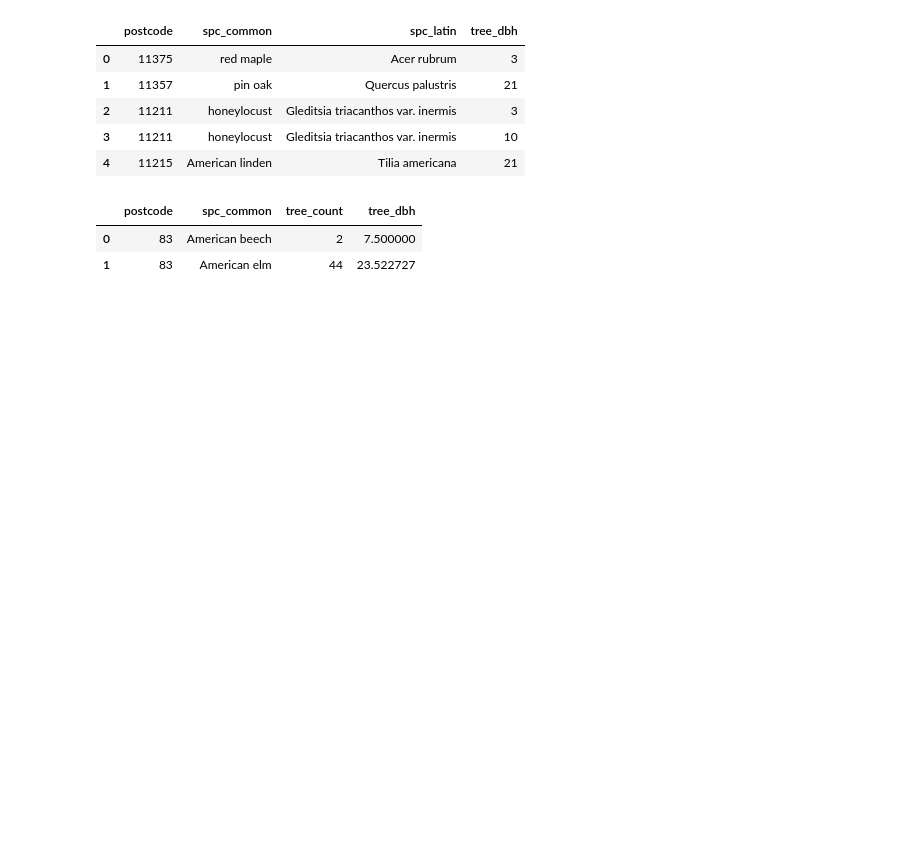
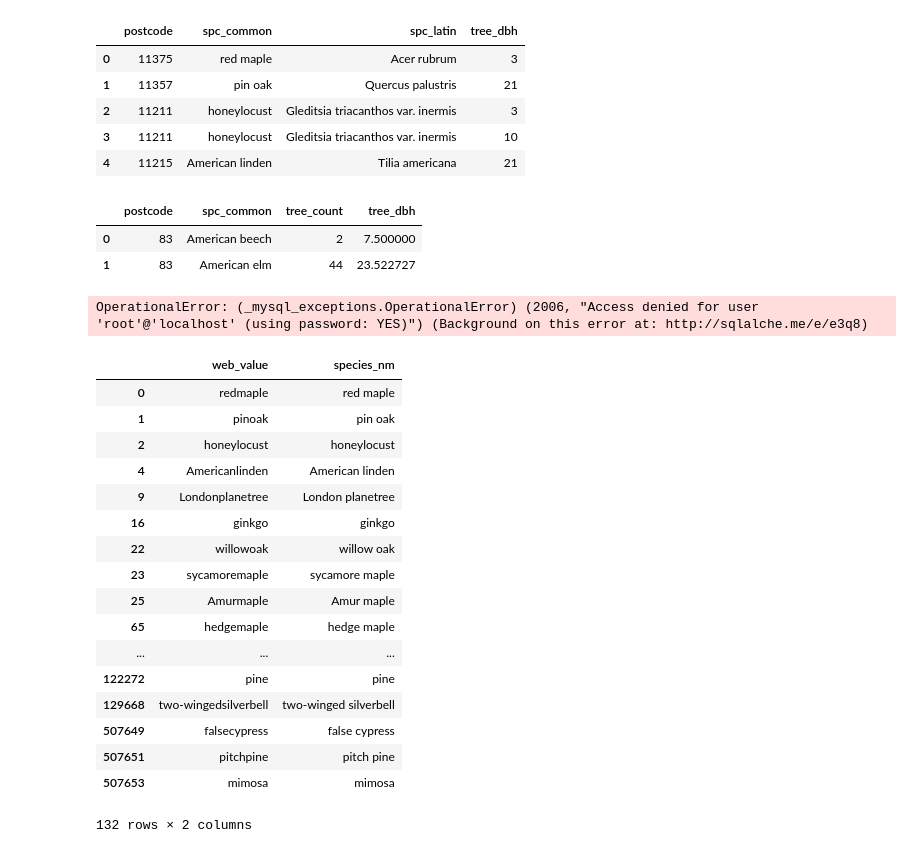
Before and after one commit to Vallito/ETL_Project, a Jupyter notebook: tree_data.ipynb, the cells around one changed output. Saved outputs shown, nothing was run; the diff lists cells and outputs as text; code cells hidden in the pictures; blank space fills up the shorter version.

Commit message:
new dataframe

```diff
--- a/tree_data.ipynb
+++ b/tree_data.ipynb
@@ -63,11 +63,13 @@ tree_transformed = tree_summary.rename(columns = {'postcode':'zip_code',
                               'tree_dbh': 'avg_diameter'})
 # %%
 #connect to database
-engine = create_engine("mysql://root:<enter password>@localhost/trees_db")
+engine = create_engine("mysql://root:<enter password>@localhost/tree_db")
 
 # reflect an existing database into a new model
 Base = automap_base()
 # reflect the tables
 Base.prepare(engine, reflect=True)
+# %% [output]
+OperationalError: (_mysql_exceptions.OperationalError) (2006, "Access denied for user 'root'@'localhost' (using password: YES)") (Background on this error at: http://sqlalche.me/e/e3q8)
 # %%
 #load dataframe to database
@@ -74,0 +77,28 @@ tree_transformed.to_sql(name='nyc_trees',con=engine,if_exists='append',index=Fal
+# %%
+test_df = tree_data_clean['spc_common']
+test_df_unique = pd.DataFrame(test_df.drop_duplicates())
+#test_df_unique.str.strip()
+
+test_df_unique['spc_common'] = test_df_unique['spc_common'].str.replace(" ","")
+tree_df_new = test_df_unique.rename(columns={'spc_common':'web_value'})
+tree_df_new['species_nm'] = tree_data_clean['spc_common']
+tree_df_new
+# %% [output]
+|  | web_value | species_nm |
+| 0 | redmaple | red maple |
+| 1 | pinoak | pin oak |
+| 2 | honeylocust | honeylocust |
+| 4 | Americanlinden | American linden |
+| 9 | Londonplanetree | London planetree |
+| 16 | ginkgo | ginkgo |
+| 22 | willowoak | willow oak |
+| 23 | sycamoremaple | sycamore maple |
+| 25 | Amurmaple | Amur maple |
+| 65 | hedgemaple | hedge maple |
+| ... | ... | ... |
+| 122272 | pine | pine |
+| 129668 | two-wingedsilverbell | two-winged silverbell |
+| 507649 | falsecypress | false cypress |
+| 507651 | pitchpine | pitch pine |
+| 507653 | mimosa | mimosa |
+132 rows × 2 columns
```
Also changed, not shown: parts of 2 cells of this notebook.
